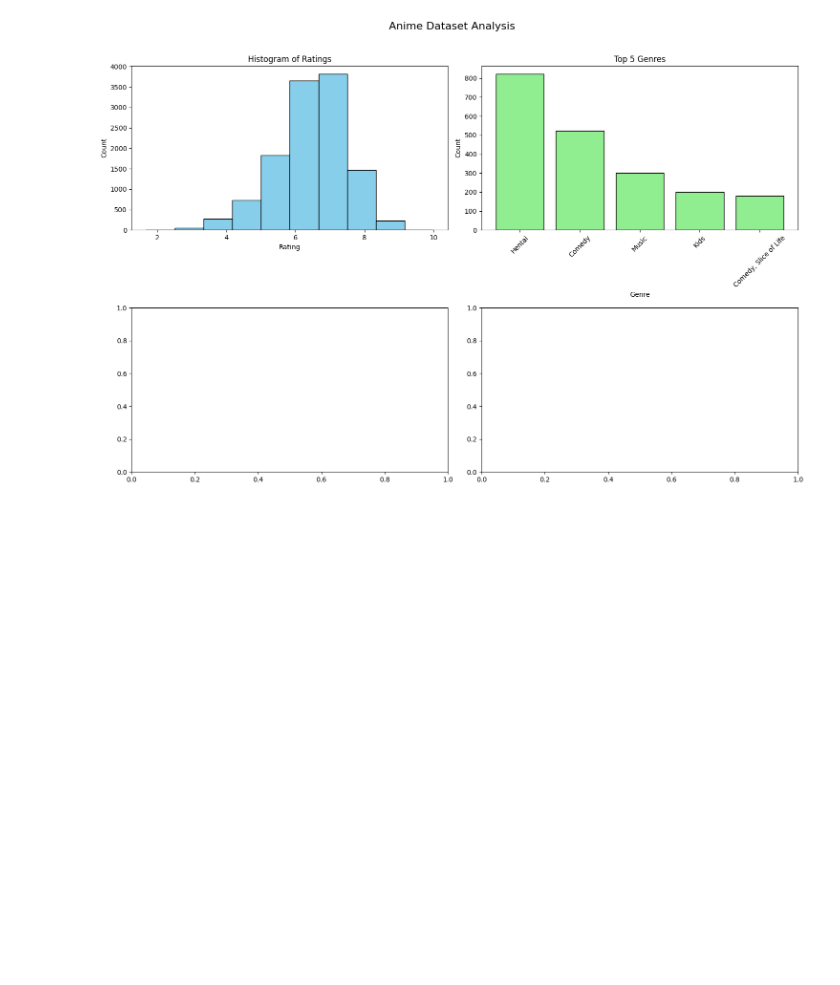
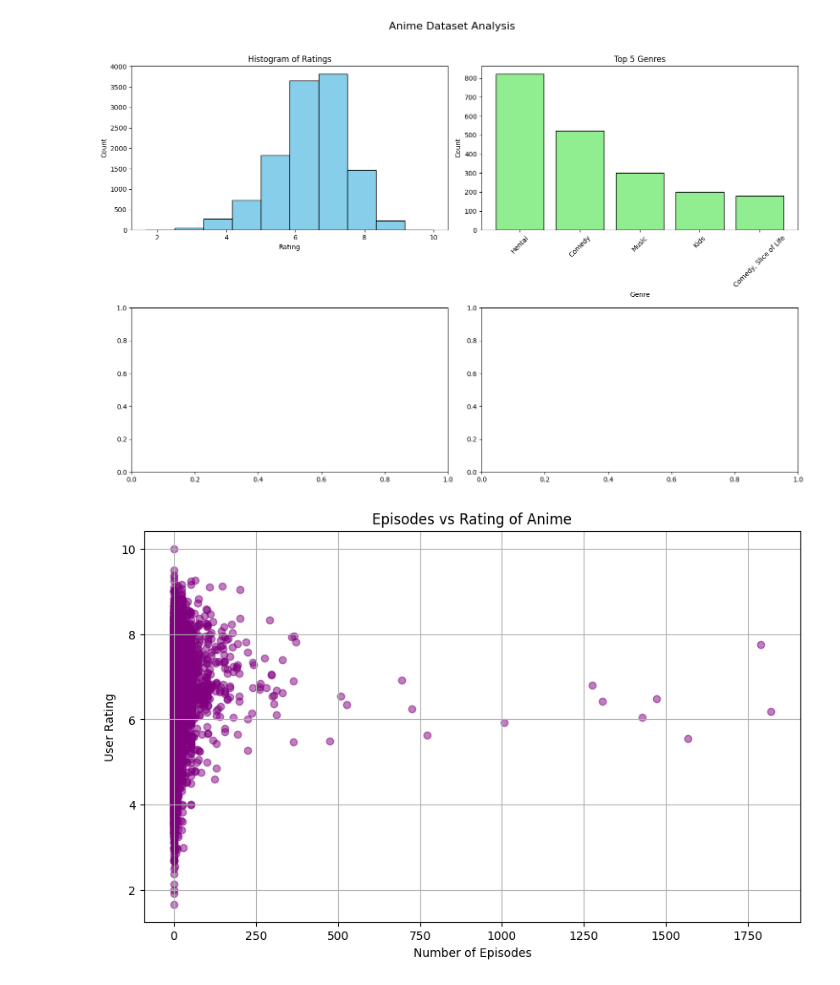
Before and after one commit to SonaliBanapuram/dav_assignment-143, a Jupyter notebook: DAV_Assignment143.ipynb, the cells around one changed output. Drawn from its saved outputs; the diff is of its cells as text; code cells hidden in the pictures; blank space fills up the shorter version.

```diff
--- a/DAV_Assignment143.ipynb
+++ b/DAV_Assignment143.ipynb
@@ -331,3 +374,26 @@ plt.show()
 # %% [output]
 Index(['anime_id', 'name', 'genre', 'type', 'episodes', 'rating', 'members'], dtype='object')
 [figure]
+# %%
+import pandas as pd
+import matplotlib.pyplot as plt
+
+# Load the dataset
+df = pd.read_csv("anime.csv")
+
+# Convert episodes to numeric (handle 'Unknown')
+df['episodes'] = pd.to_numeric(df['episodes'], errors='coerce')
+
+# Drop rows with missing values in 'episodes' or 'rating'
+df_clean = df.dropna(subset=['episodes', 'rating'])
+
+# Scatter plot
+plt.figure(figsize=(10, 6))
+plt.scatter(df_clean['episodes'], df_clean['rating'], color='purple', alpha=0.5)
+plt.title('Episodes vs Rating of Anime')
+plt.xlabel('Number of Episodes')
+plt.ylabel('User Rating')
+plt.grid(True)
+plt.show()
+# %% [output]
+[figure, added]
```
Also changed, not shown: parts of 4 cells of this notebook.
